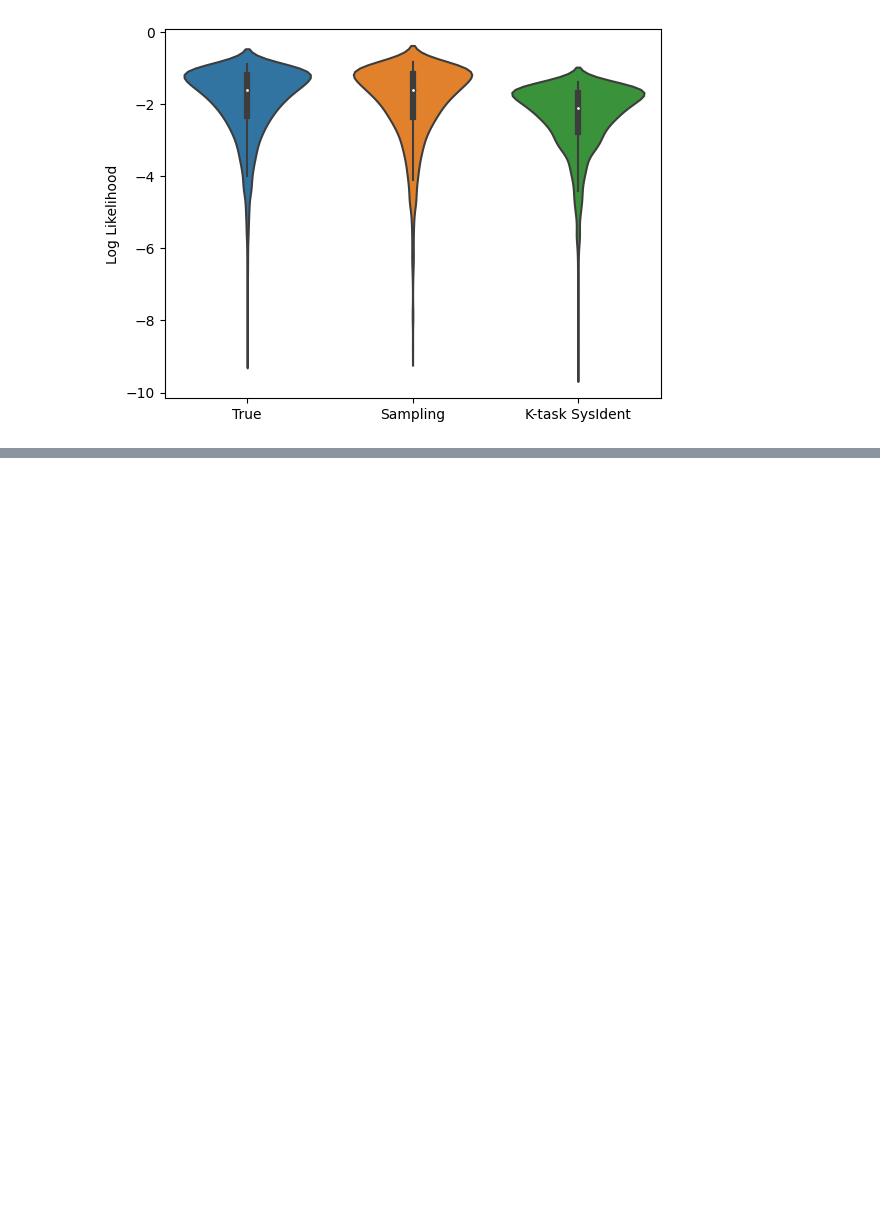
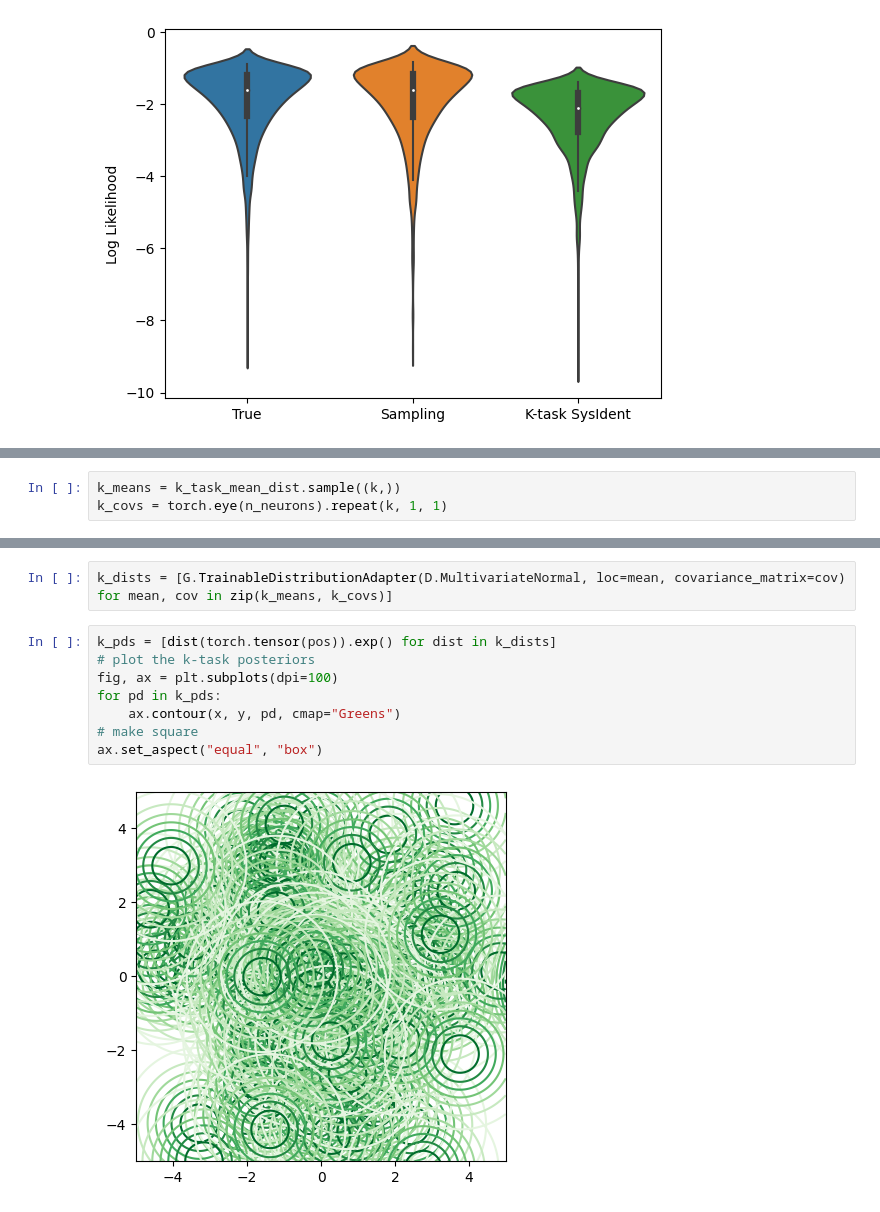
Before and after one commit to suhasshrinivasan/task-transfer, a Jupyter notebook: experiments/task_transfer_simulations/gaussian_demo.ipynb, the cells around one changed output, grey strips where cells are left out. Saved outputs shown, nothing was run; the diff lists cells and outputs as text; blank space fills up the shorter version.

```diff
--- a/experiments/task_transfer_simulations/gaussian_demo.ipynb
+++ b/experiments/task_transfer_simulations/gaussian_demo.ipynb
@@ -507,0 +534,3 @@ plt.show()
+# %%
+k_means = k_task_mean_dist.sample((k,))
+k_covs = torch.eye(n_neurons).repeat(k, 1, 1)
@@ -507,0 +541,12 @@ plt.show()
+# %%
+k_dists = [G.TrainableDistributionAdapter(D.MultivariateNormal, loc=mean, covariance_matrix=cov) for mean, cov in zip(k_means, k_covs)]
+# %%
+k_pds = [dist(torch.tensor(pos)).exp() for dist in k_dists]
+# plot the k-task posteriors
+fig, ax = plt.subplots(dpi=100)
+for pd in k_pds:
+    ax.contour(x, y, pd, cmap="Greens")
+# make square
+ax.set_aspect("equal", "box")
+# %% [output]
+[figure, added]
```
Also changed, not shown: parts of 16 cells of this notebook.
